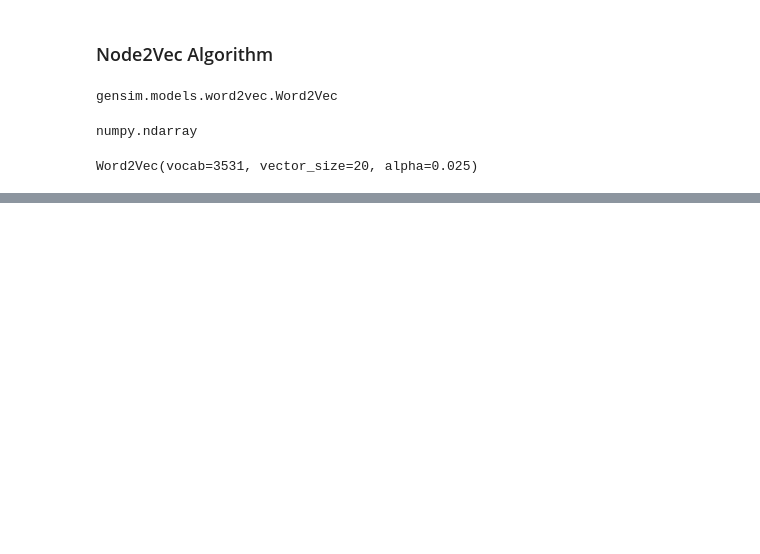
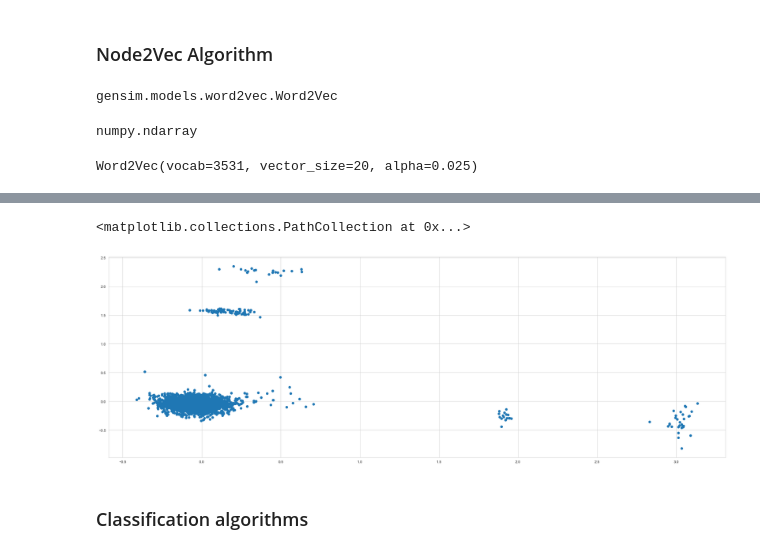
Before and after one commit to nebipeker/Analyzing-Transaction-Graphs-for-Price-Prediction-of-Bitcoin, a Jupyter notebook: Relevant/node2vec_implementation_template.ipynb, the cells around one changed output, grey strips where cells are left out. Saved outputs shown, nothing was run; the diff lists cells and outputs as text; code cells hidden in the pictures; blank space fills up the shorter version.

Commit message:
classification added

```diff
--- a/Relevant/node2vec_implementation_template.ipynb
+++ b/Relevant/node2vec_implementation_template.ipynb
@@ -57,0 +113,17 @@ tsne = TSNE(n_components=2, random_state=7, perplexity=15)
+# %%
+pca = PCA(n_components=2)
+# %%
+x = model.wv.vectors
+# %%
+principalComponents = pca.fit_transform(x)
+# %%
+df_ = pd.DataFrame(data = principalComponents
+             , columns = ['principal component 1', 'principal component 2'])
+# %%
+plt.rcParams["figure.figsize"] = (30,10)
+plt.scatter(df_.iloc[:,0],df_.iloc[:,1])
+# %% [output]
+<matplotlib.collections.PathCollection at 0x...>
+[figure, added]
+# %% [markdown]
+### Classification algorithms
```
Also changed, not shown: parts of 17 cells of this notebook, 5 other files.
